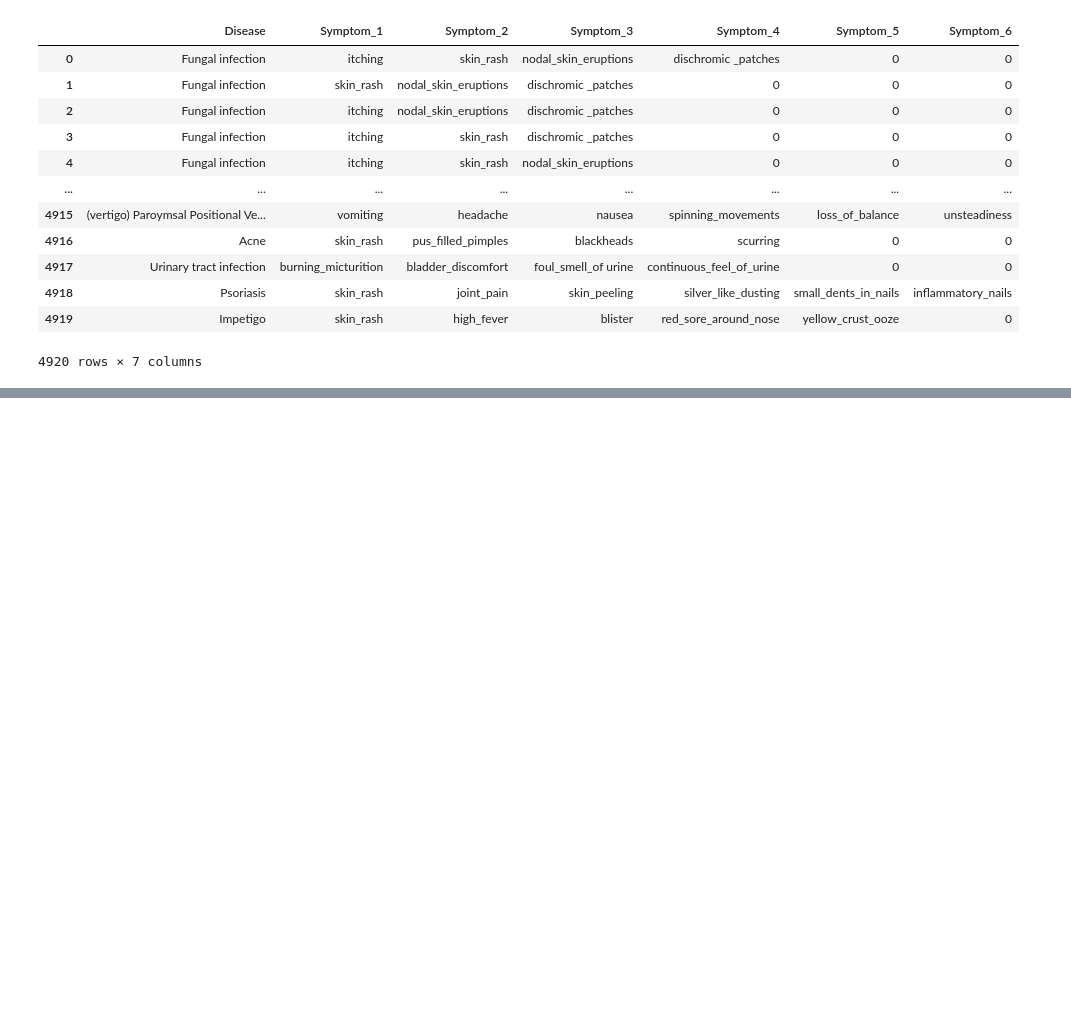
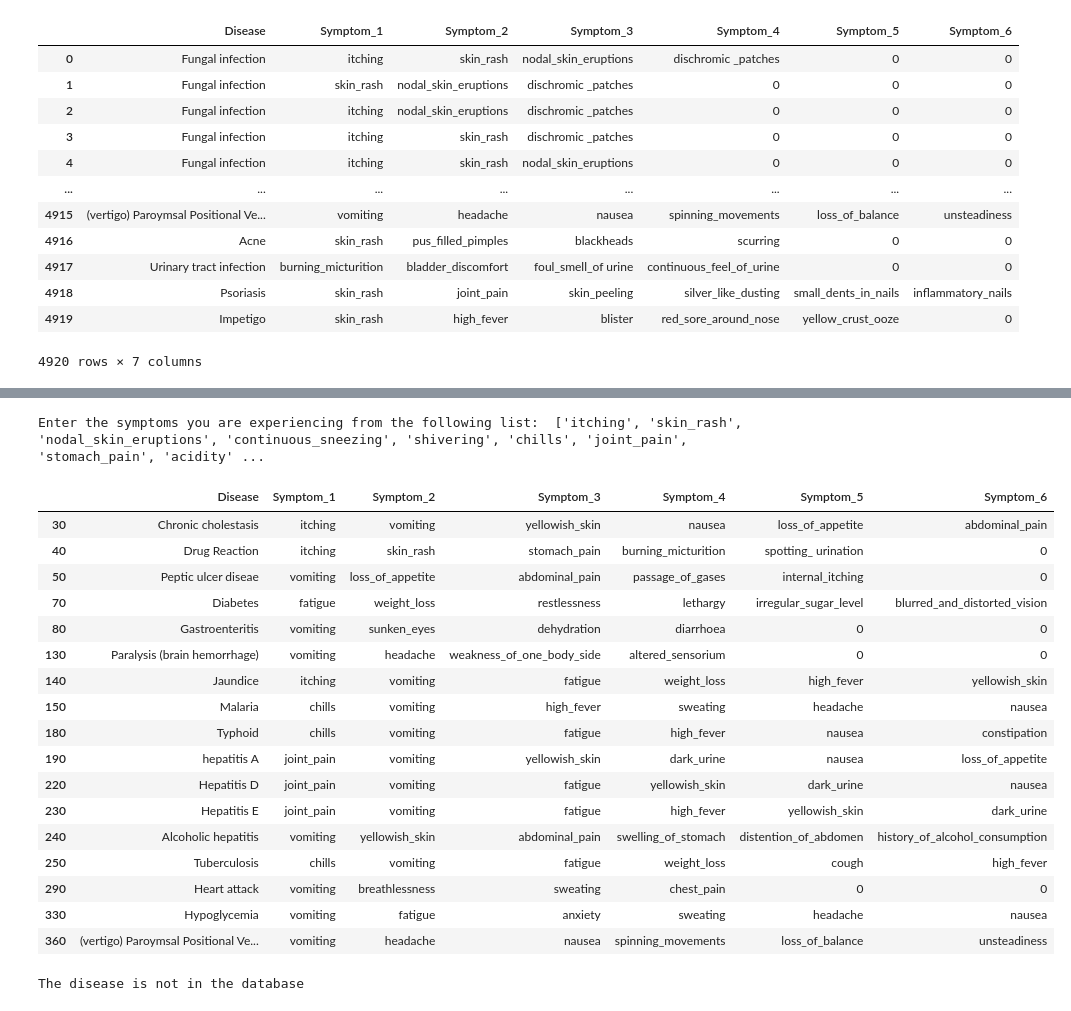
Before and after one commit to Divyesh230902/Disease-analysis, a Jupyter notebook: analyst.ipynb, the cells around one changed output, grey strips where cells are left out. Saved outputs shown, nothing was run; the diff lists cells and outputs as text; code cells hidden in the pictures; blank space fills up the shorter version.

```diff
--- a/analyst.ipynb
+++ b/analyst.ipynb
@@ -244,0 +251,74 @@ plt.show()
+# %%
+print("Enter the symptoms you are experiencing from the following list: ", df_symptom_severity['Symptom'].tolist())
+# symptom_1_inp = input('Enter Symptom 1: ')
+# symptom_2_inp = input('Enter Symptom 2: ')
+# symptom_3_inp = input('Enter Symptom 3: ')
+# symptom_4_inp = input('Enter Symptom 4: ')
+# symptom_5_inp = input('Enter Symptom 5: ')
+# symptom_6_inp = input('Enter Symptom 6: ')
+symptom_1_inp = symptom_1_arr[3]
+symptom_2_inp = symptom_2_arr[3]
+symptom_3_inp = symptom_3_arr[3]
+symptom_4_inp = symptom_4_arr[3]
+symptom_5_inp = symptom_5_arr[3]
+symptom_6_inp = symptom_6_arr[3]
+
+
+
+
+
+df_filter_disease = df_dataset_drp_rm_dup[(df_dataset_drp_rm_dup['Symptom_1'] == symptom_1_inp) | (df_dataset_drp_rm_dup['Symptom_2'] == symptom_2_inp) | (df_dataset_drp_rm_dup['Symptom_3'] == symptom_3_inp) | (df_dataset_drp_rm_dup['Symptom_4'] == symptom_4_inp) | (df_dataset_drp_rm_dup['Symptom_5'] == symptom_5_inp) | (df_dataset_drp_rm_dup['Symptom_6'] == symptom_6_inp)]
+
+df_filter_disease
+# %% [output]
+Enter the symptoms you are experiencing from the following list:  ['itching', 'skin_rash', 'nodal_skin_eruptions', 'continuous_sneezing', 'shivering', 'chills', 'joint_pain', 'stomach_pain', 'acidity' ...
+|  | Disease | Symptom_1 | Symptom_2 | Symptom_3 | Symptom_4 | Symptom_5 | Symptom_6 |
+| 30 | Chronic cholestasis | itching | vomiting | yellowish_skin | nausea | loss_of_appetite | abdominal_pain |
+| 40 | Drug Reaction | itching | skin_rash | stomach_pain | burning_micturition | spotting_ urination | 0 |
+| 50 | Peptic ulcer diseae | vomiting | loss_of_appetite | abdominal_pain | passage_of_gases | internal_itching | 0 |
+| 70 | Diabetes | fatigue | weight_loss | restlessness | lethargy | irregular_sugar_level | blurred_and_distorted_vision |
+| 80 | Gastroenteritis | vomiting | sunken_eyes | dehydration | diarrhoea | 0 | 0 |
+| 130 | Paralysis (brain hemorrhage) | vomiting | headache | weakness_of_one_body_side | altered_sensorium | 0 | 0 |
+| 140 | Jaundice | itching | vomiting | fatigue | weight_loss | high_fever | yellowish_skin |
+| 150 | Malaria | chills | vomiting | high_fever | sweating | headache | nausea |
+| 180 | Typhoid | chills | vomiting | fatigue | high_fever | nausea | constipation |
+| 190 | hepatitis A | joint_pain | vomiting | yellowish_skin | dark_urine | nausea | loss_of_appetite |
+| 220 | Hepatitis D | joint_pain | vomiting | fatigue | yellowish_skin | dark_urine | nausea |
+| 230 | Hepatitis E | joint_pain | vomiting | fatigue | high_fever | yellowish_skin | dark_urine |
+| 240 | Alcoholic hepatitis | vomiting | yellowish_skin | abdominal_pain | swelling_of_stomach | distention_of_abdomen | history_of_alcohol_consumption |
+| 250 | Tuberculosis | chills | vomiting | fatigue | weight_loss | cough | high_fever |
+| 290 | Heart attack | vomiting | breathlessness | sweating | chest_pain | 0 | 0 |
+| 330 | Hypoglycemia | vomiting | fatigue | anxiety | sweating | headache | nausea |
+| 360 | (vertigo) Paroymsal Positional Ve... | vomiting | headache | nausea | spinning_movements | loss_of_balance | unsteadiness |
+# %%
+# Apply Decision Tree Classifier
+
+from sklearn.preprocessing import LabelEncoder
+from sklearn.tree import DecisionTreeClassifier
+from sklearn.model_selection import train_test_split
+from sklearn.metrics import accuracy_score
+
+le = LabelEncoder()
+df_dataset_drp_rm_dup['Disease'] = le.fit_transform(df_dataset_drp_rm_dup['Disease'])
+df_dataset_drp_rm_dup['Symptom_1'] = le.fit_transform(df_dataset_drp_rm_dup['Symptom_1'])
+df_dataset_drp_rm_dup['Symptom_2'] = le.fit_transform(df_dataset_drp_rm_dup['Symptom_2'])
+df_dataset_drp_rm_dup['Symptom_3'] = le.fit_transform(df_dataset_drp_rm_dup['Symptom_3'])
+df_dataset_drp_rm_dup['Symptom_4'] = le.fit_transform(df_dataset_drp_rm_dup['Symptom_4'])
+df_dataset_drp_rm_dup['Symptom_5'] = le.fit_transform(df_dataset_drp_rm_dup['Symptom_5'])
+df_dataset_drp_rm_dup['Symptom_6'] = le.fit_transform(df_dataset_drp_rm_dup['Symptom_6'])
+
+X = df_dataset_drp_rm_dup.drop(['Disease'], axis=1)
+y = df_dataset_drp_rm_dup['Disease']
+
+X_train, X_test, y_train, y_test = train_test_split(X, y, test_size=0.2, random_state=0)
+
+clf = DecisionTreeClassifier()
+clf.fit(X_train, y_train)
+
+y_pred = clf.predict(X_test)
+
+accuracy_score(y_test, y_pred)
+
+# Predict the diseas
+# %% [output]
+The disease is not in the database
```
Also changed, not shown: parts of 6 cells of this notebook.
